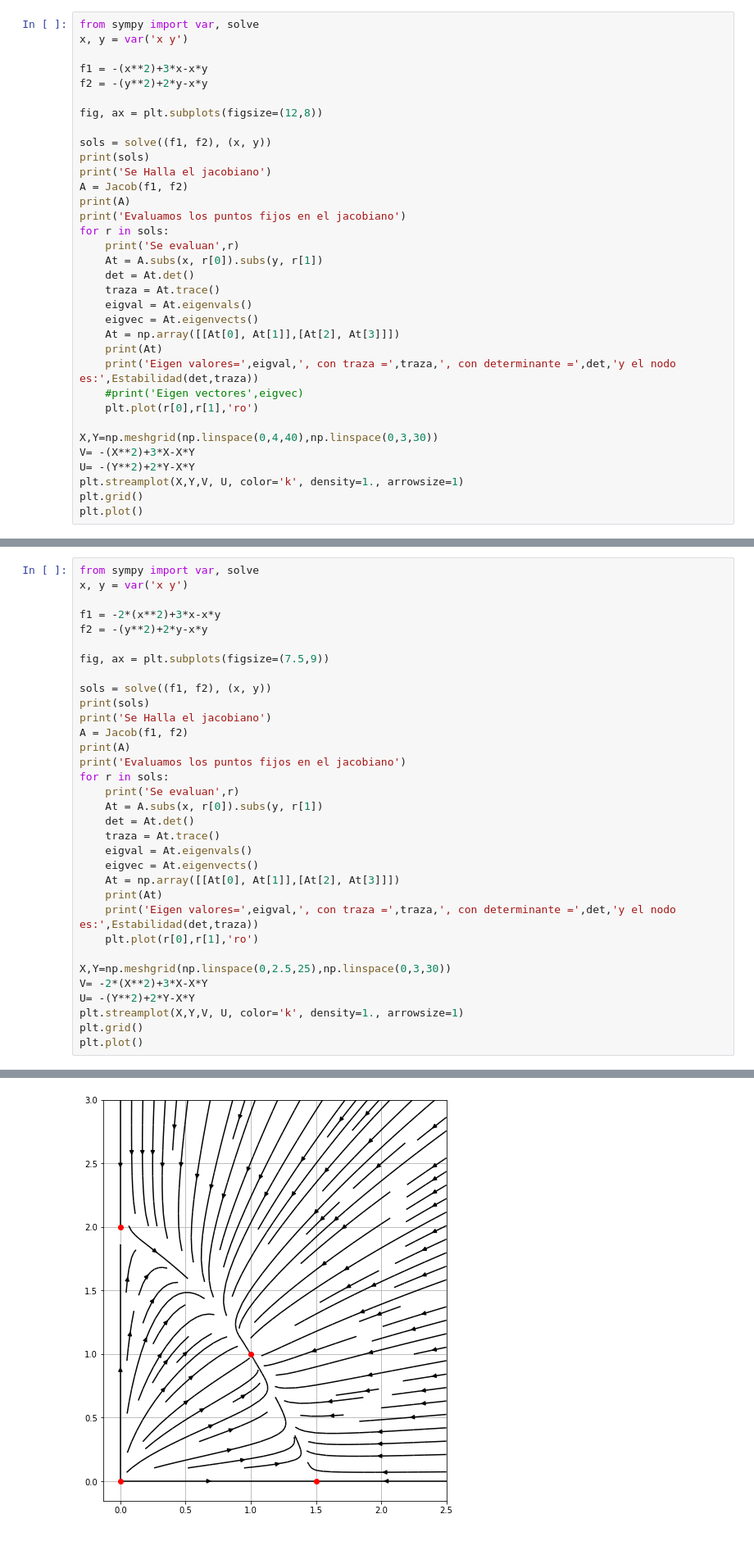
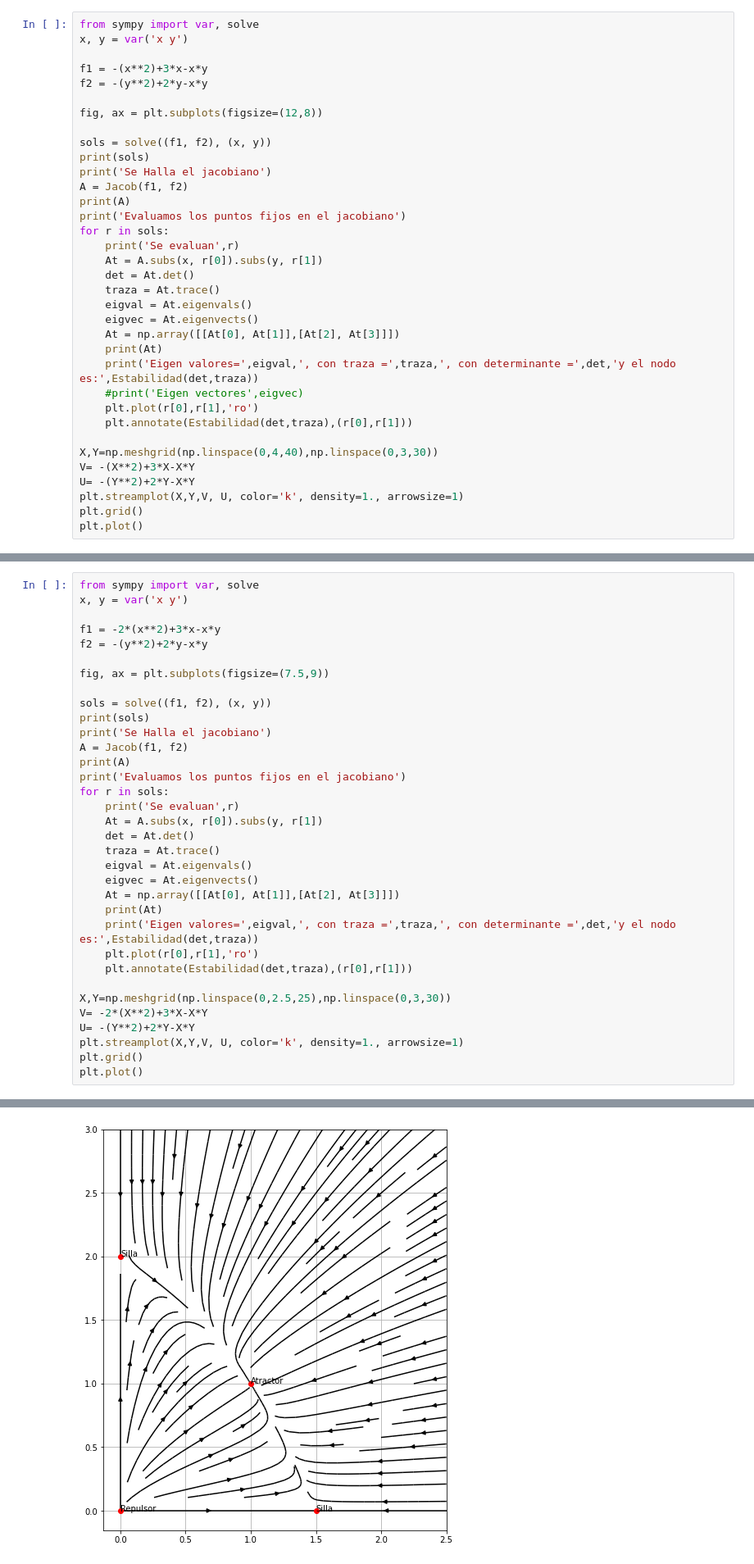
Before and after one commit to Immaczx/ModeladoySimulacion, a Jupyter notebook: Taller_4.ipynb, the cells around one changed output, grey strips where cells are left out. Shown: that part at 82% size. Cells and saved outputs as stored; diff of their text form.

```diff
--- a/Taller_4.ipynb
+++ b/Taller_4.ipynb
@@ -52,6 +52,7 @@ for r in sols:
     print('Eigen valores=',eigval,', con traza =',traza,', con determinante =',det,'y el nodo es:',Estabilidad(det,traza))
     #print('Eigen vectores',eigvec)
     plt.plot(r[0],r[1],'ro')
+    plt.annotate(Estabilidad(det,traza),(r[0],r[1]))
 
 X,Y=np.meshgrid(np.linspace(0,4,40),np.linspace(0,3,30))
 V= -(X**2)+3*X-X*Y
@@ -106,6 +107,7 @@ for r in sols:
     print(At)
     print('Eigen valores=',eigval,', con traza =',traza,', con determinante =',det,'y el nodo es:',Estabilidad(det,traza))
     plt.plot(r[0],r[1],'ro')
+    plt.annotate(Estabilidad(det,traza),(r[0],r[1]))
 
 X,Y=np.meshgrid(np.linspace(0,2.5,25),np.linspace(0,3,30))
 V= -2*(X**2)+3*X-X*Y
@@ -133,9 +135,9 @@ Eigen valores= {-3/2 - sqrt(5)/2: 1, -3/2 + sqrt(5)/2: 1} , con traza = -3 , con
 Se evaluan (3/2, 0)
 [[-3 -3/2]
  [0 1/2]]
 Eigen valores= {-3: 1, 1/2: 1} , con traza = -5/2 , con determinante = -3/2 y el nodo es: Silla
 []
-[figure, old version]
+[figure, new version]
 # %% [markdown]
 ## **6.4.3** $\dot{x}=x(3-2x-2y)$, $\dot{y}=y(2-x-y)$
 # %%
```
Also changed, not shown: parts of 4 cells of this notebook.
